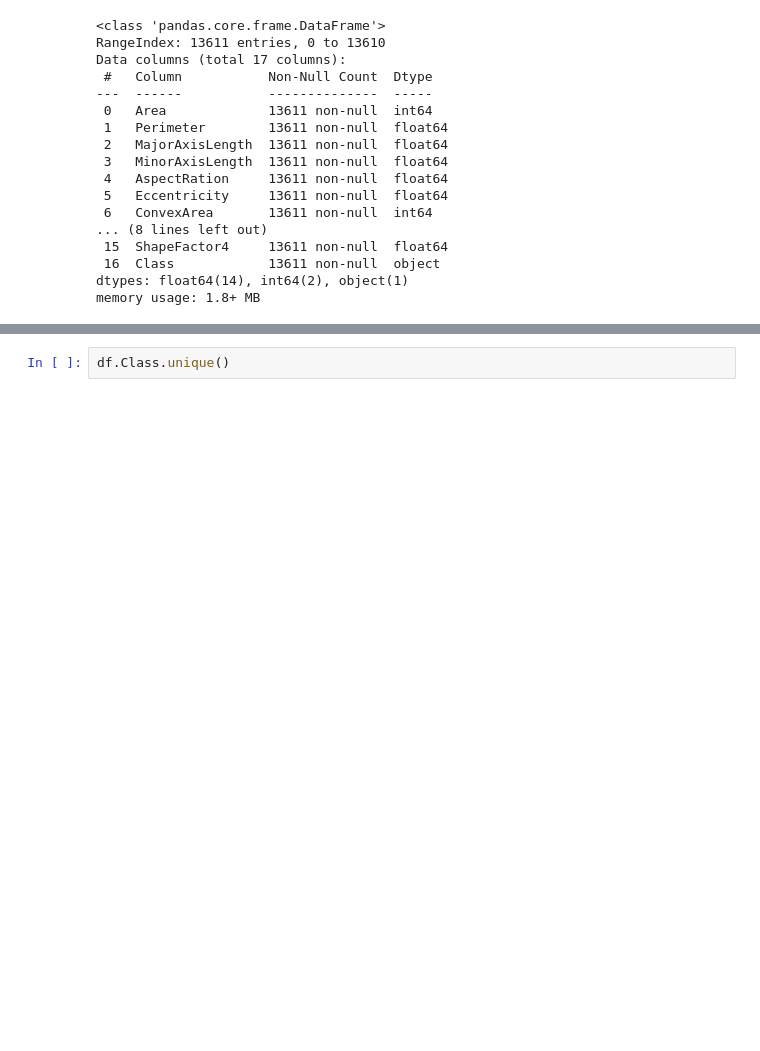
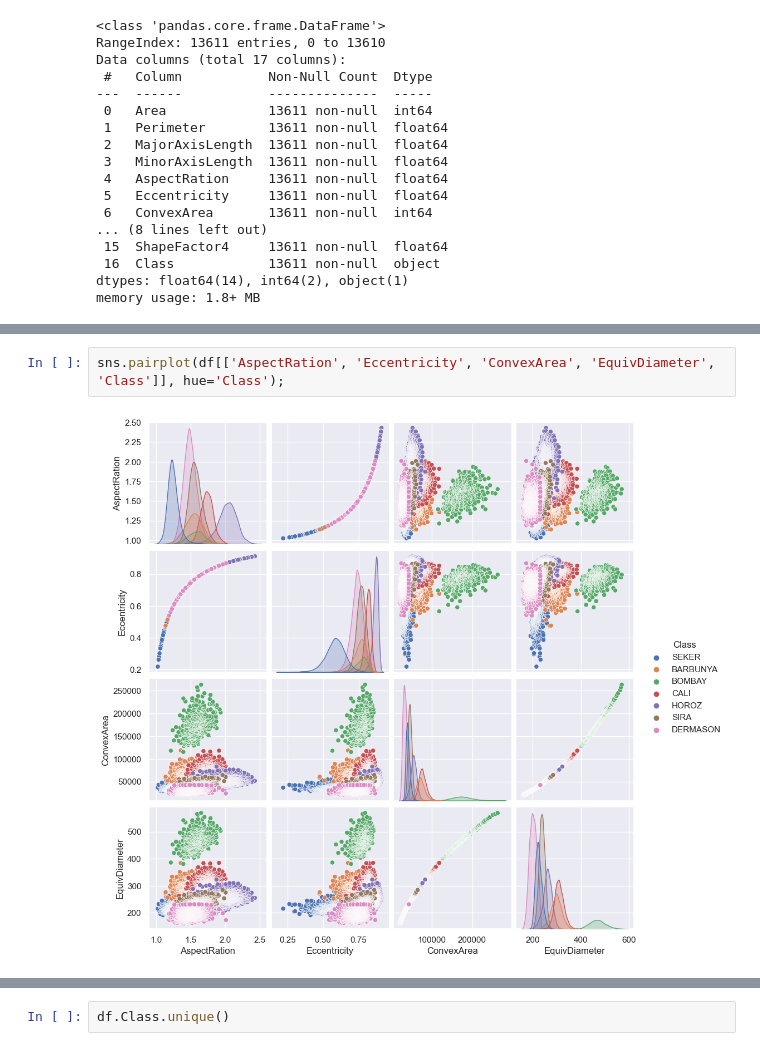
Before and after one commit to muralichavitlo/Ekeeda-Mini-Projects, a Jupyter notebook: Modelling using basic Supervised Learning methods/code.ipynb, the cells around one changed output, grey strips where cells are left out. Saved outputs shown, nothing was run; the diff lists cells and outputs as text; blank space fills up the shorter version.

```diff
--- a/Modelling using basic Supervised Learning methods/code.ipynb
+++ b/Modelling using basic Supervised Learning methods/code.ipynb
@@ -32,0 +59,4 @@ memory usage: 1.8+ MB
+# %%
+sns.pairplot(df[['AspectRation', 'Eccentricity', 'ConvexArea', 'EquivDiameter', 'Class']], hue='Class');
+# %% [output]
+[figure, added]
```
Also changed, not shown: parts of 35 cells of this notebook, 1 other file.
